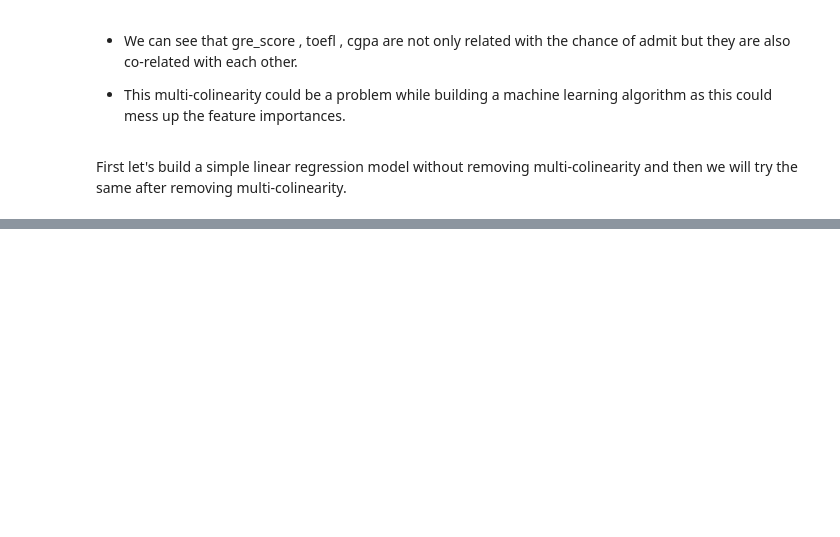
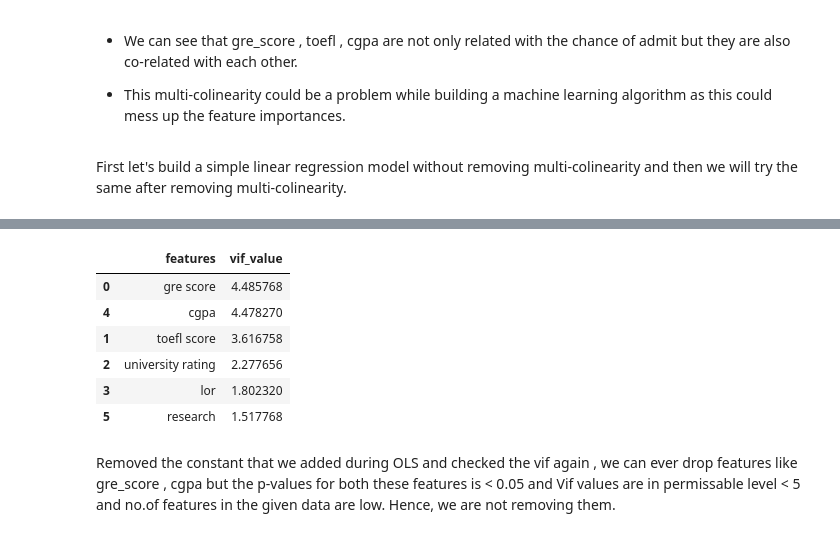
Before and after one commit to mahikshith/Jamboree-Education-classification, a Jupyter notebook: Jamboree.ipynb, the cells around one changed output, grey strips where cells are left out. Drawn from its saved outputs; the diff is of its cells as text; code cells hidden in the pictures; blank space fills up the shorter version.

```diff
--- a/Jamboree.ipynb
+++ b/Jamboree.ipynb
@@ -290,0 +388,17 @@ x_test = pd.DataFrame(std.transform(x_test),columns=x_test.columns)
+# %%
+x_train_update_no_const = x_train_update.drop(columns="const",axis=1)
+vif = pd.DataFrame()
+vif["features"] = x_train_update_no_const.columns
+vif["vif_value"] = [ variance_inflation_factor(x_train_update_no_const.values ,i) for i in range(x_train_update_no_const.shape[1])]
+vif = vif.sort_values(by="vif_value",ascending=False)
+vif
+# %% [output]
+|  | features | vif_value |
+| 0 | gre score | 4.485768 |
+| 4 | cgpa | 4.478270 |
+| 1 | toefl score | 3.616758 |
+| 2 | university rating | 2.277656 |
+| 3 | lor | 1.802320 |
+| 5 | research | 1.517768 |
+# %% [markdown]
+Removed the constant that we added during OLS and checked the vif again , we can ever drop features like gre_score , cgpa but the p-values for both these features is < 0.05 and Vif values are in permissable level < 5 and no.of features in the given data are low. Hence, we are not removing them.
```
Also changed, not shown: parts of 22 cells of this notebook.
